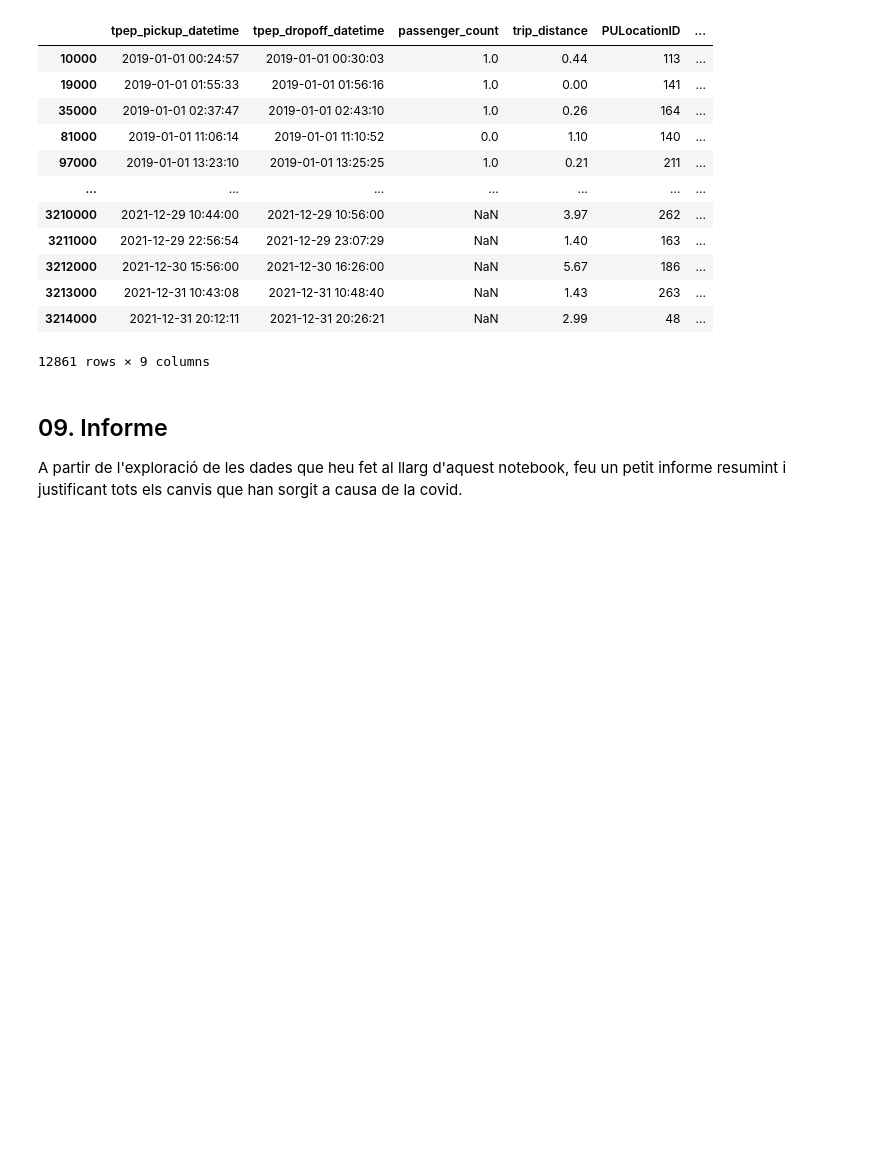
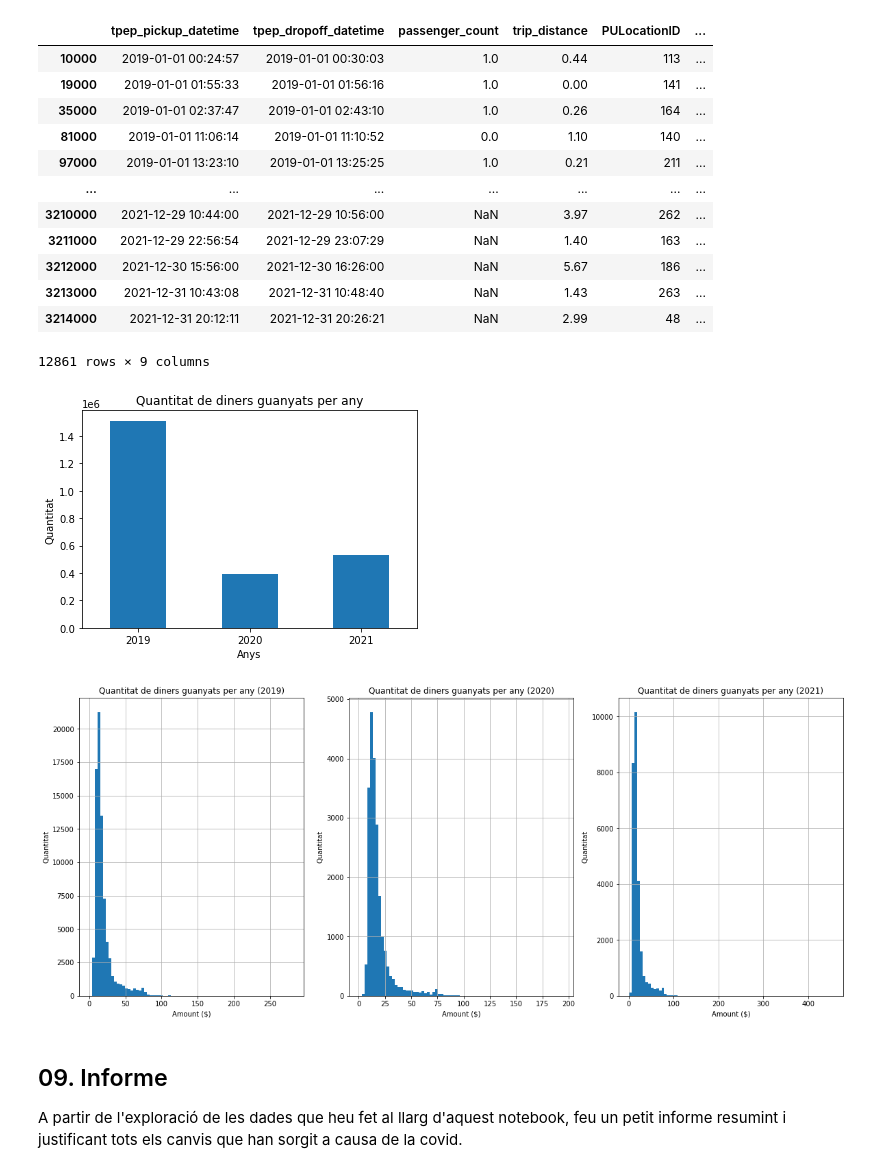
Before and after one commit to Zhipeng139/Taller-de-Nous-Usos_UB_P1, a Jupyter notebook: AssignmentCode.ipynb, the cells around one changed output. Saved outputs shown, nothing was run; the diff lists cells and outputs as text; code cells hidden in the pictures; blank space fills up the shorter version.

```diff
--- a/AssignmentCode.ipynb
+++ b/AssignmentCode.ipynb
@@ -1097,3 +1146,11 @@ invalidDatesTable
+# %%
+TotalAmountVisulitzation(df)
+
+
+AmountHistogram(df,'total_amount',title='Quantitat de diners guanyats per any',xlabel='Amount ($)',ylabel='Quantitat')
+# %% [output]
+[figure, added]
+[figure, added]
 # %% [markdown]
 ## 09. Informe
 
```
Also changed, not shown: parts of 6 cells of this notebook.
